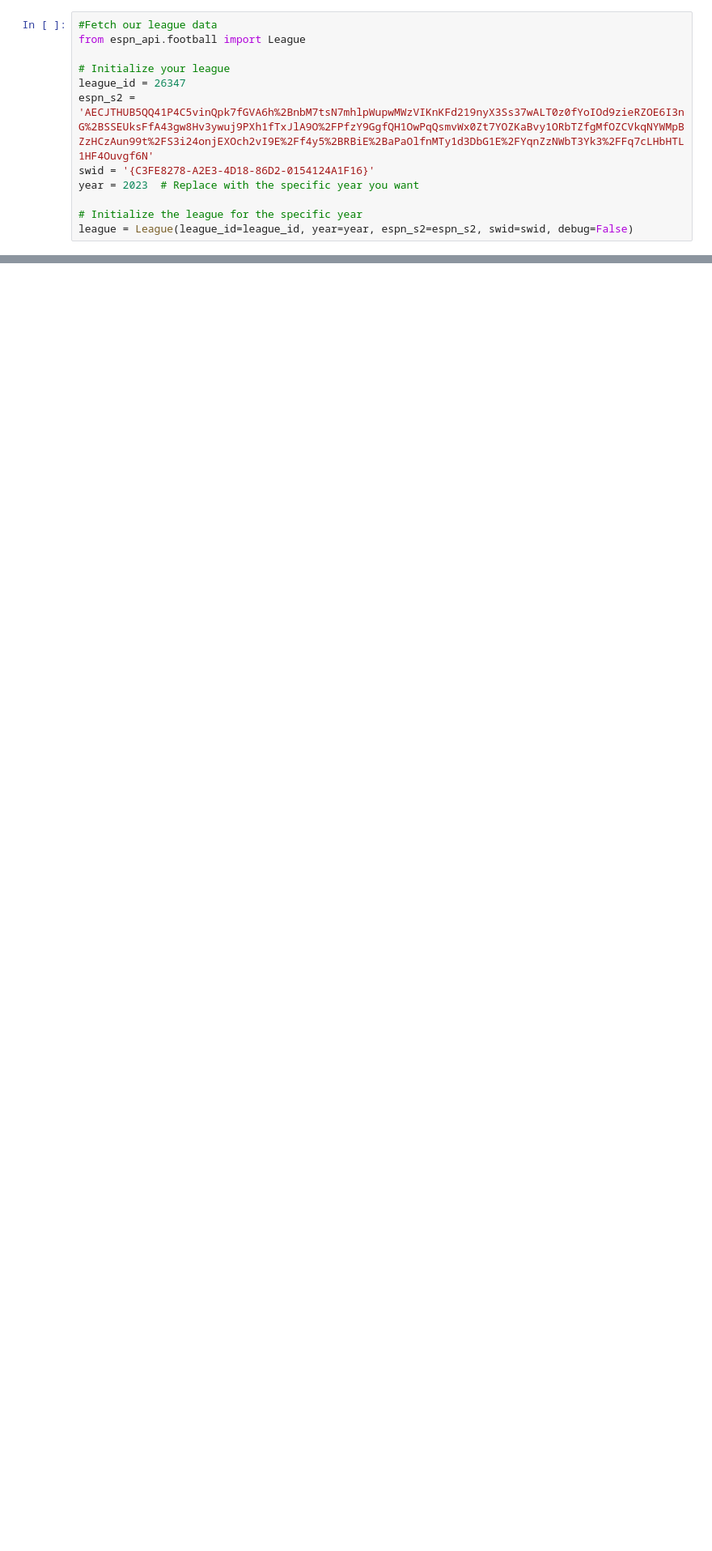
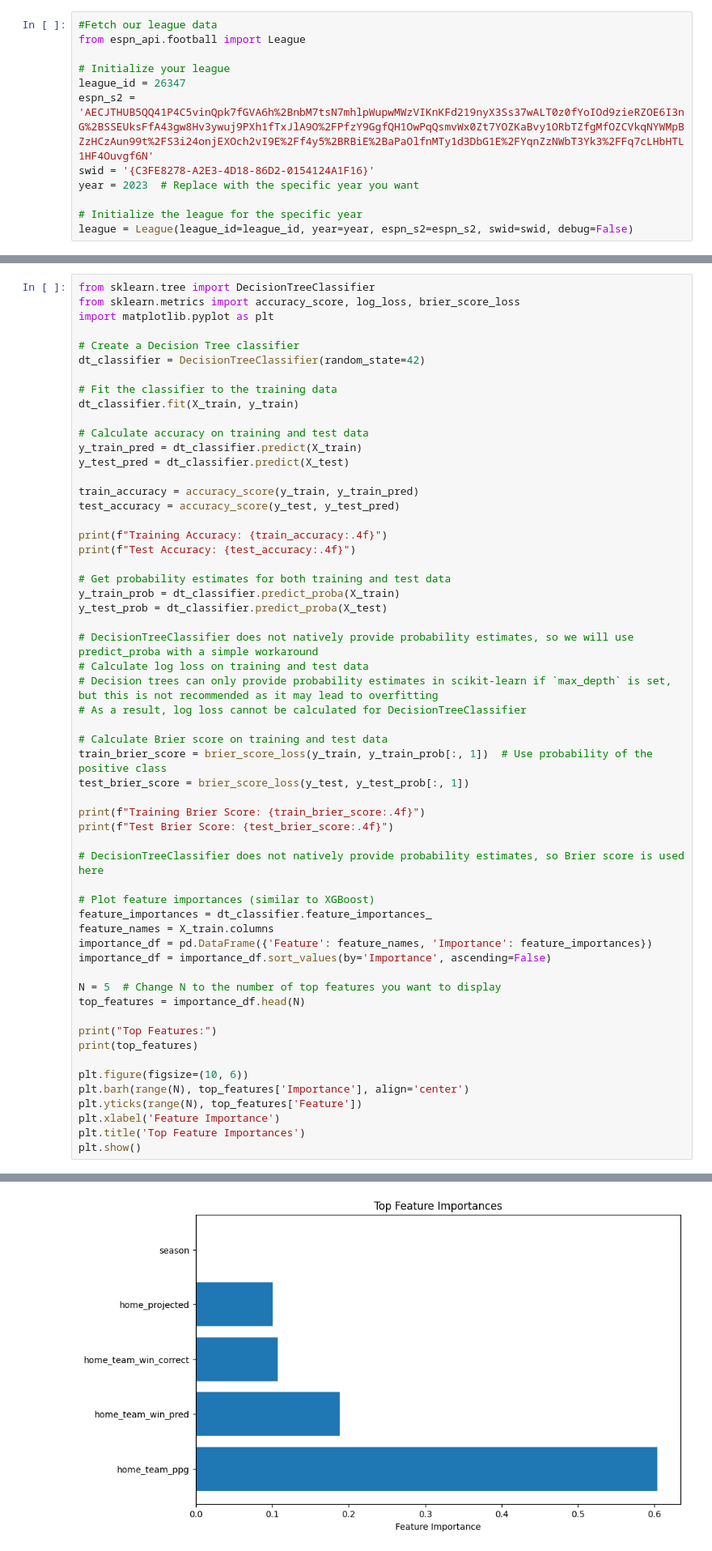
Before and after one commit to drakeweissman/fantasy, a Jupyter notebook: win_pred_model.ipynb, the cells around one changed output, grey strips where cells are left out. Shown: that part at 81% size. Drawn from its saved outputs; the diff is of its cells as text; blank space fills up the shorter version.

```diff
--- a/win_pred_model.ipynb
+++ b/win_pred_model.ipynb
@@ -172,0 +271,58 @@ matchups_df.head(30)
+# %%
+from sklearn.tree import DecisionTreeClassifier
+from sklearn.metrics import accuracy_score, log_loss, brier_score_loss
+import matplotlib.pyplot as plt
+
+# Create a Decision Tree classifier
+dt_classifier = DecisionTreeClassifier(random_state=42)
+
+# Fit the classifier to the training data
+dt_classifier.fit(X_train, y_train)
+
+# Calculate accuracy on training and test data
+y_train_pred = dt_classifier.predict(X_train)
+y_test_pred = dt_classifier.predict(X_test)
+
+train_accuracy = accuracy_score(y_train, y_train_pred)
+test_accuracy = accuracy_score(y_test, y_test_pred)
+
+print(f"Training Accuracy: {train_accuracy:.4f}")
+print(f"Test Accuracy: {test_accuracy:.4f}")
+
+# Get probability estimates for both training and test data
+y_train_prob = dt_classifier.predict_proba(X_train)
+y_test_prob = dt_classifier.predict_proba(X_test)
+
+# DecisionTreeClassifier does not natively provide probability estimates, so we will use predict_proba with a simple workaround
+# Calculate log loss on training and test data
+# Decision trees can only provide probability estimates in scikit-learn if `max_depth` is set, but this is not recommended as it may lead to overfitting
+# As a result, log loss cannot be calculated for DecisionTreeClassifier
+
+# Calculate Brier score on training and test data
+train_brier_score = brier_score_loss(y_train, y_train_prob[:, 1])  # Use probability of the positive class
+test_brier_score = brier_score_loss(y_test, y_test_prob[:, 1])
+
+print(f"Training Brier Score: {train_brier_score:.4f}")
+print(f"Test Brier Score: {test_brier_score:.4f}")
+
+# DecisionTreeClassifier does not natively provide probability estimates, so Brier score is used here
+
+# Plot feature importances (similar to XGBoost)
+feature_importances = dt_classifier.feature_importances_
+feature_names = X_train.columns
+importance_df = pd.DataFrame({'Feature': feature_names, 'Importance': feature_importances})
+importance_df = importance_df.sort_values(by='Importance', ascending=False)
+
+N = 5  # Change N to the number of top features you want to display
+top_features = importance_df.head(N)
+
+print("Top Features:")
+print(top_features)
+
+plt.figure(figsize=(10, 6))
+plt.barh(range(N), top_features['Importance'], align='center')
+plt.yticks(range(N), top_features['Feature'])
+plt.xlabel('Feature Importance')
+plt.title('Top Feature Importances')
+plt.show()
+# %% [output]
@@ -172,0 +340 @@ matchups_df.head(30)
+[figure, added]
```
Also changed, not shown: parts of 7 cells of this notebook.
